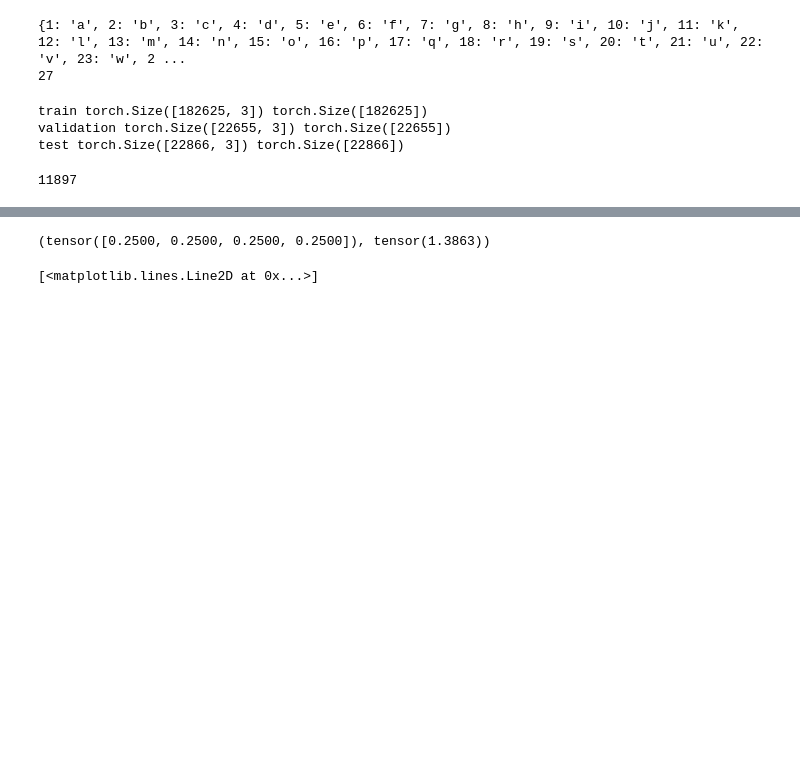
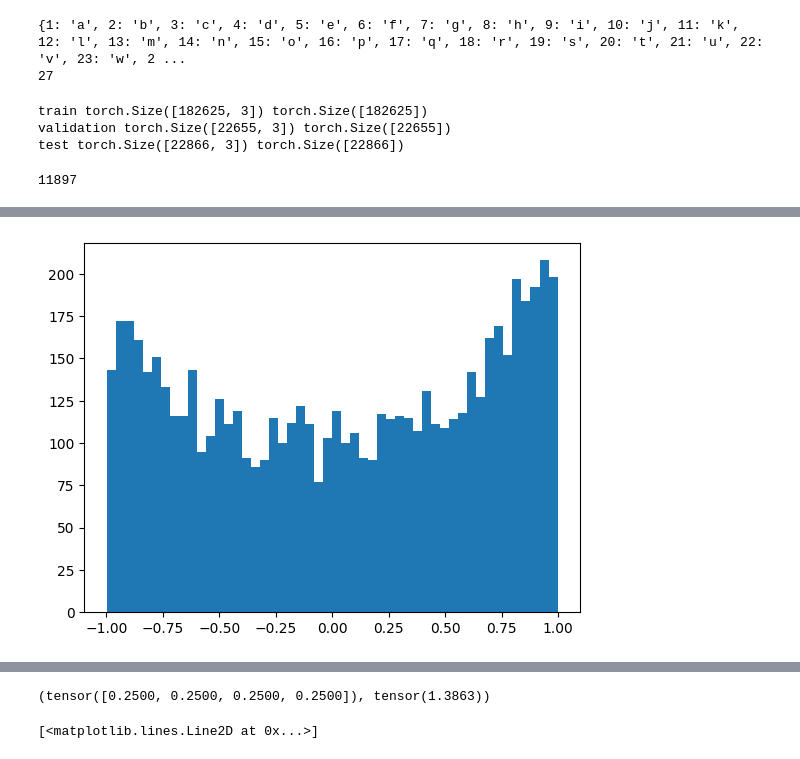
Before and after one commit to charlieroth/karpathy-ai, a Jupyter notebook: makemore-mlp-2.ipynb, the cells around one changed output, grey strips where cells are left out. Saved outputs shown, nothing was run; the diff lists cells and outputs as text; code cells hidden in the pictures; blank space fills up the shorter version.

```diff
--- a/makemore-mlp-2.ipynb
+++ b/makemore-mlp-2.ipynb
@@ -160,0 +211,4 @@ tensor(3.2958)
+# %%
+plt.hist(h.view(-1).tolist(), 50);
+# %% [output]
+[figure, added]
```
Also changed, not shown: parts of 8 cells of this notebook, 4 other files.
